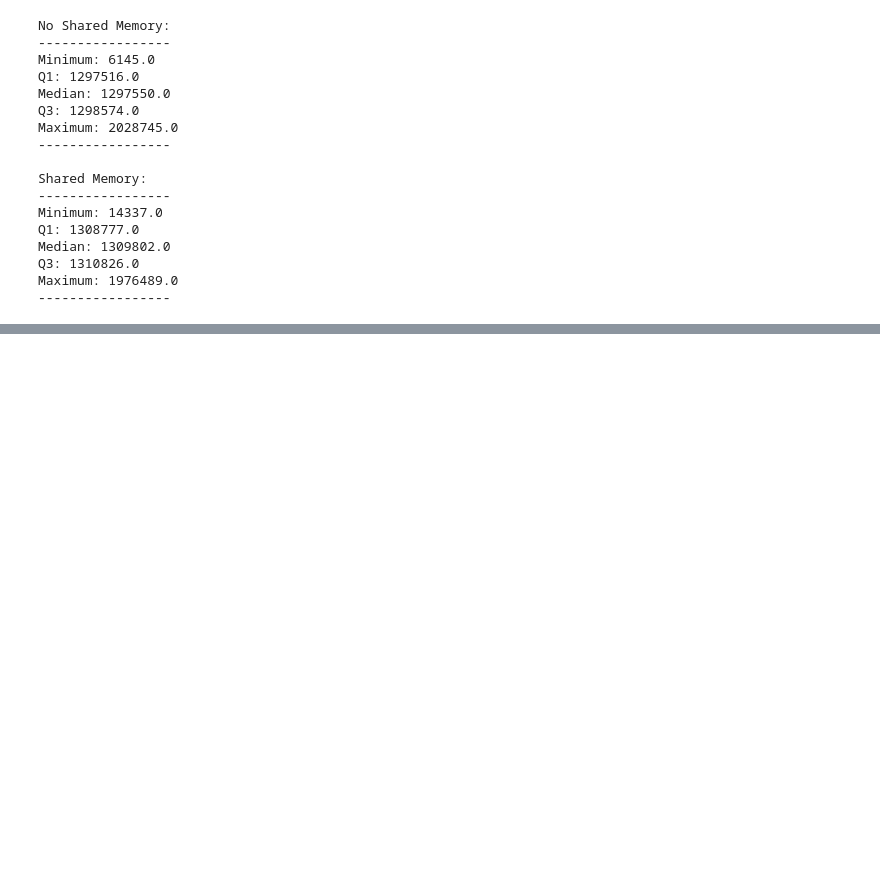
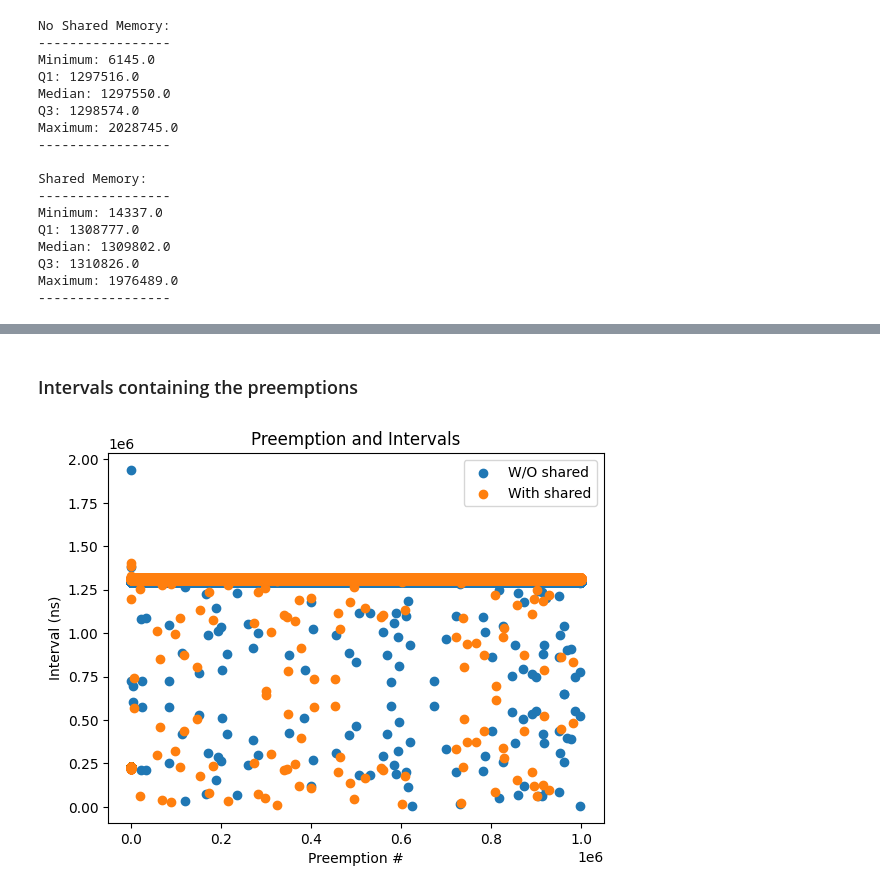
Before and after one commit to alexngUNC/GPU-research, a Jupyter notebook: Preemptions/Analysis/loopAnalysis.ipynb, the cells around one changed output, grey strips where cells are left out. Saved outputs shown, nothing was run; the diff lists cells and outputs as text; code cells hidden in the pictures; blank space fills up the shorter version.

```diff
--- a/Preemptions/Analysis/loopAnalysis.ipynb
+++ b/Preemptions/Analysis/loopAnalysis.ipynb
@@ -401,0 +465,28 @@ Maximum: 1976489.0
+# %% [markdown]
+### Intervals containing the preemptions
+# %%
+no_shared_ivls_mill = []
+shared_ivls_mill = []
+for i in range(0, len(mill1)-1):
+  no_shared_ivls_mill.append(mill1['start'][i+1] - mill1['end'][i])
+  shared_ivls_mill.append(mill1Shared['start'][i+1] - mill1Shared['end'][i])
+
+# ----- Plot the data -----
+# Plot all intervals
+plt.scatter(range(1, NUM_SAMPLES-1), no_shared_ivls_mill, label='W/O shared')
+plt.scatter(range(1, NUM_SAMPLES-1), shared_ivls_mill, label='With shared')
+
+# Add labels and title
+plt.xlabel('Preemption #')
+plt.ylabel('Interval (ns)')
+plt.title('Preemption and Intervals')
+
+# Add legend
+plt.legend(loc='upper right')
+
+#plt.yticks(range(1010, 1030))
+
+# Show the plot
+plt.show()
+# %% [output]
+[figure, added]
```
Also changed, not shown: parts of 18 cells of this notebook.
